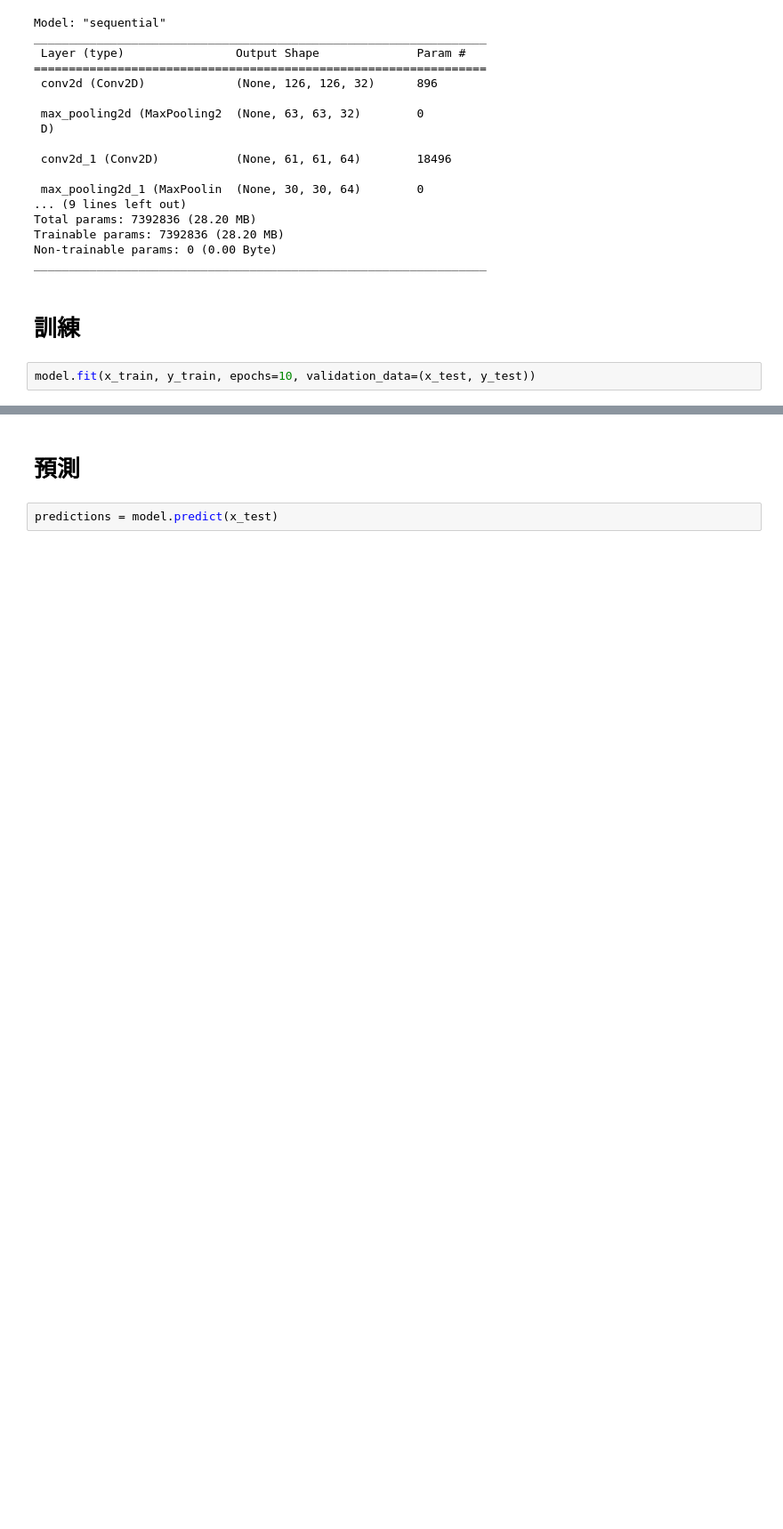
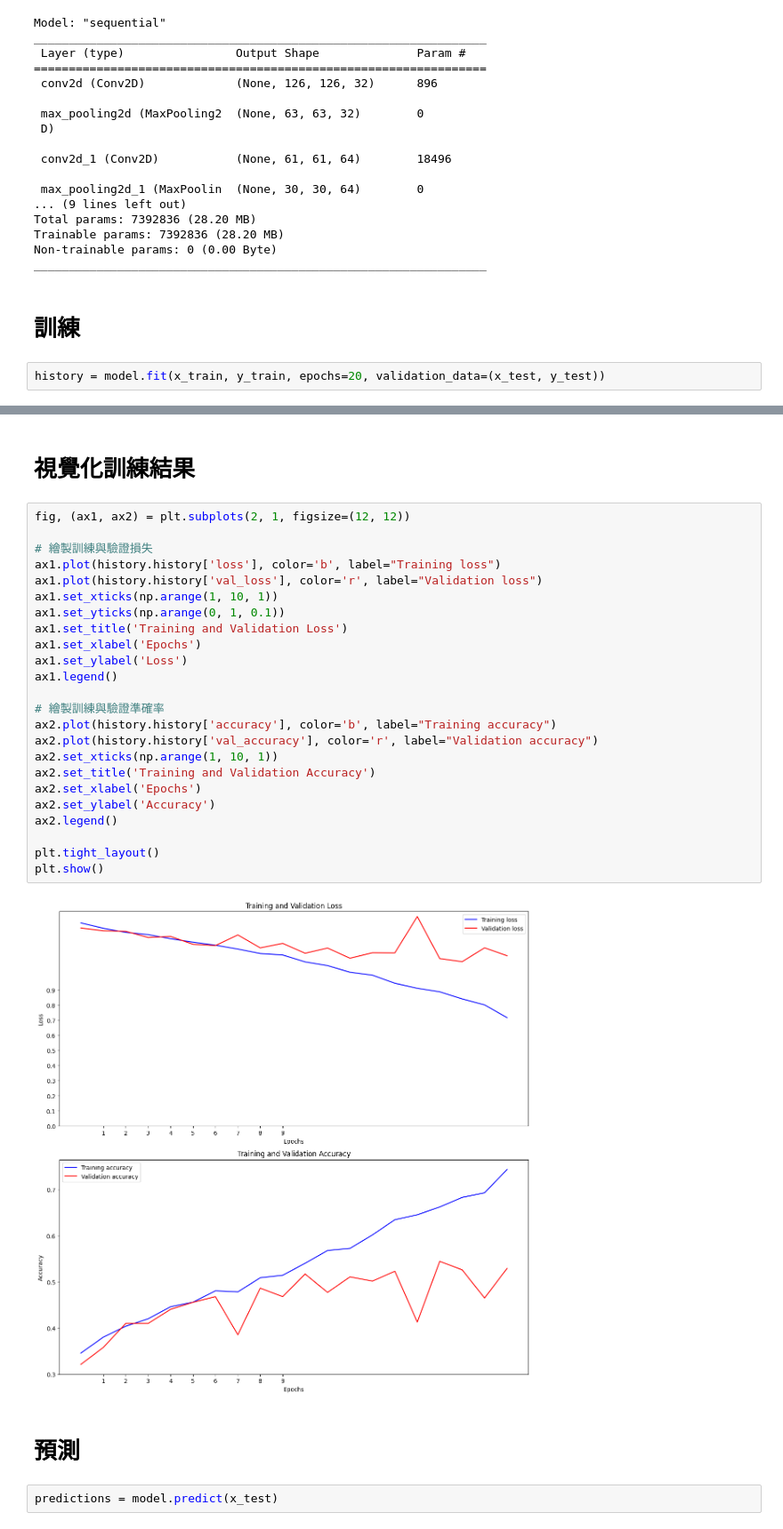
Before and after one commit to Ari4IV/Guinea_pig_identification, a Jupyter notebook: train.ipynb, the cells around one changed output, grey strips where cells are left out. Shown: that part at 89% size. Cells and saved outputs as stored; diff of their text form; blank space fills up the shorter version.

Commit message:
視覺化訓練結果

```diff
--- a/train.ipynb
+++ b/train.ipynb
@@ -91,5 +91,5 @@ _________________________________________________________________
 # %% [markdown]
 # 訓練
 # %%
-model.fit(x_train, y_train, epochs=10, validation_data=(x_test, y_test))
+history = model.fit(x_train, y_train, epochs=20, validation_data=(x_test, y_test))
 # %% [output]
@@ -117,3 +113,31 @@ Epoch 10/10
+# %% [markdown]
+# 視覺化訓練結果
+# %%
+fig, (ax1, ax2) = plt.subplots(2, 1, figsize=(12, 12))
+
+# 繪製訓練與驗證損失
+ax1.plot(history.history['loss'], color='b', label="Training loss")
+ax1.plot(history.history['val_loss'], color='r', label="Validation loss")
+ax1.set_xticks(np.arange(1, 10, 1))
+ax1.set_yticks(np.arange(0, 1, 0.1))
+ax1.set_title('Training and Validation Loss')
+ax1.set_xlabel('Epochs')
+ax1.set_ylabel('Loss')
+ax1.legend()
+
+# 繪製訓練與驗證準確率
+ax2.plot(history.history['accuracy'], color='b', label="Training accuracy")
+ax2.plot(history.history['val_accuracy'], color='r', label="Validation accuracy")
+ax2.set_xticks(np.arange(1, 10, 1))
+ax2.set_title('Training and Validation Accuracy')
+ax2.set_xlabel('Epochs')
+ax2.set_ylabel('Accuracy')
+ax2.legend()
+
+plt.tight_layout()
+plt.show()
+# %% [output]
+[figure, added]
 # %% [markdown]
 # 預測
 # %%
```
Also changed, not shown: parts of 4 cells of this notebook, 2 other files.
